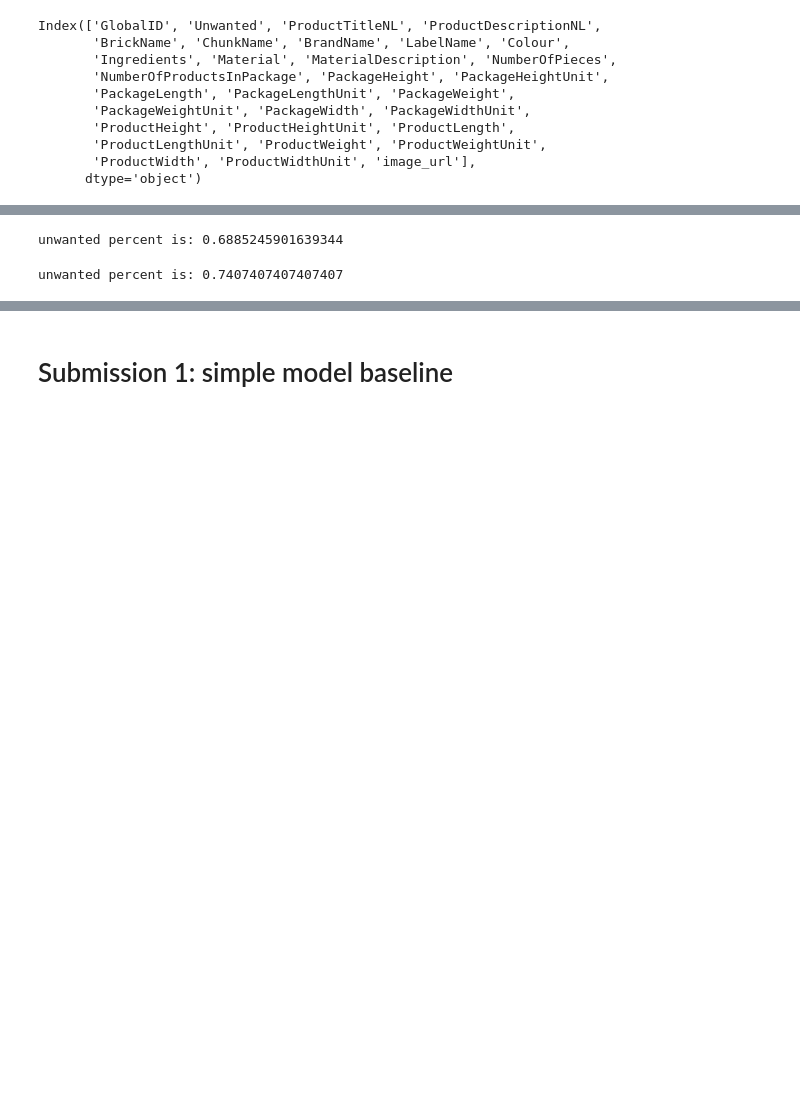
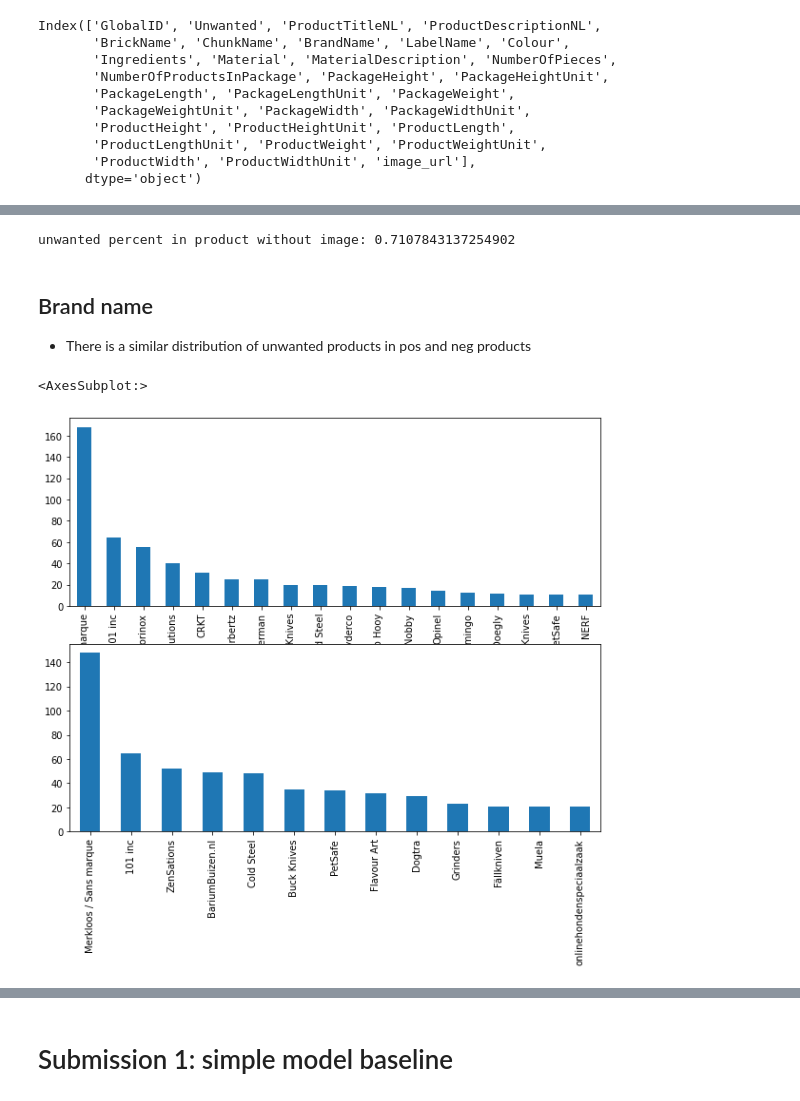
Before and after one commit to wlongxiang/bolcomp, a Jupyter notebook: unwanted_product_challenge.ipynb, the cells around one changed output, grey strips where cells are left out. Saved outputs shown, nothing was run; the diff lists cells and outputs as text; code cells hidden in the pictures; blank space fills up the shorter version.

```diff
--- a/unwanted_product_challenge.ipynb
+++ b/unwanted_product_challenge.ipynb
@@ -60,18 +326,26 @@ X_train.head()
 # %%
-# there are rows without product title
-df_no_title = train_df[X_train["ProductTitleNL"].isnull()]
-df_no_title
-count_wanted = df_no_title[df_no_title.Unwanted == "Y"].shape[0]
-count_unwanted = df_no_title[df_no_title.Unwanted == "N"].shape[0]
-print("unwanted percent is:",(count_unwanted)/(count_unwanted+ count_wanted) )
+# there are rows without image
+df_no_image = train_df[train_df["image_url"].isnull()]
+count_wanted = df_no_image[df_no_image.Unwanted == "Y"].shape[0]
+count_unwanted = df_no_image[df_no_image.Unwanted == "N"].shape[0]
+print("unwanted percent in product without image:",(count_unwanted)/(count_unwanted+ count_wanted) )
 # %% [output]
-unwanted percent is: 0.6885245901639344
+unwanted percent in product without image: 0.7107843137254902
-# %%
-# there are rows without description title
-df_no_desc = train_df[X_train["ProductDescriptionNL"].isnull()]
-df_no_desc
-count_wanted = df_no_desc[df_no_desc.Unwanted == "Y"].shape[0]
-count_unwanted = df_no_desc[df_no_desc.Unwanted == "N"].shape[0]
-print("unwanted percent is:",(count_unwanted)/(count_unwanted+ count_wanted) )
-# %% [output]
-unwanted percent is: 0.7407407407407407
+# %% [markdown]
+## Brand name
+
+- There is a similar distribution of unwanted products in pos and neg products
+# %%
+# let's look at the value count for each brand
+fig = plt.figure(figsize=(10,8))
+ax = fig.subplots(2)
+brand_name_val_count = neg_train_df.BrandName.value_counts()
+brand_name_val_count = brand_name_val_count[brand_name_val_count > 10]
+brand_name_val_count.plot(kind='bar', ax = ax[0]);
+
+brand_name_val_count = pos_train_df.BrandName.value_counts()
+brand_name_val_count = brand_name_val_count[brand_name_val_count > 20]
+brand_name_val_count.plot(kind='bar',ax = ax[1])
+# %% [output]
+<AxesSubplot:>
+[figure, added]
```
Also changed, not shown: parts of 64 cells of this notebook, 2 other files.
